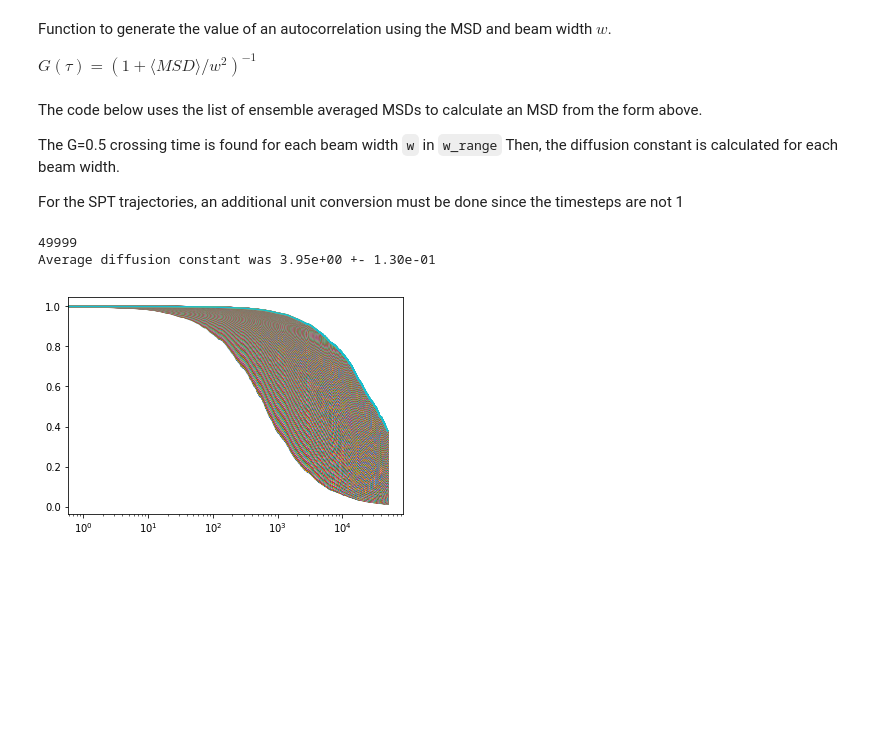
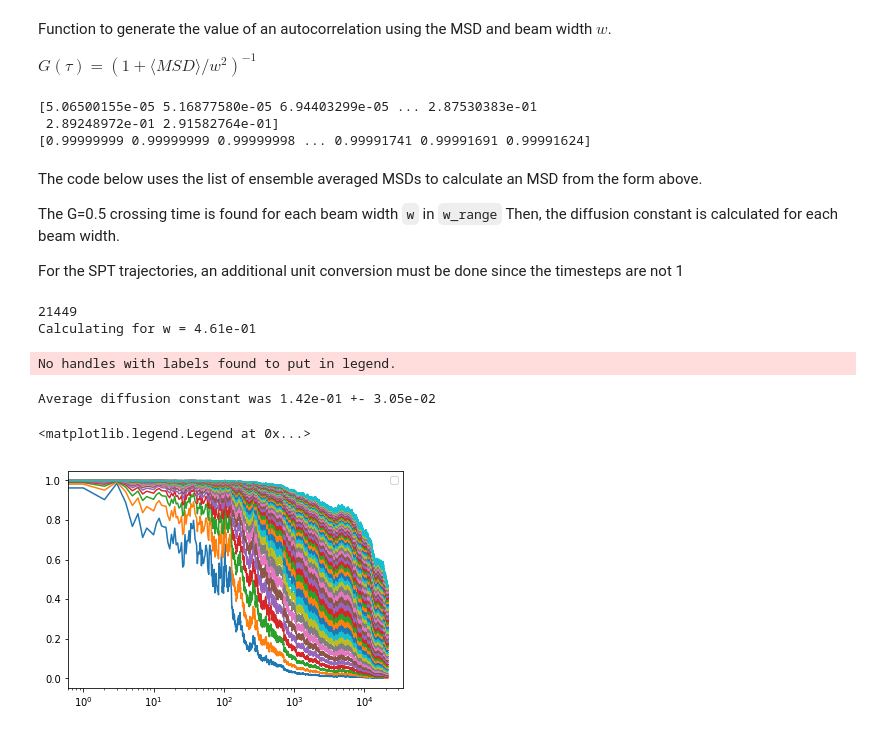
Before and after one commit to jdrusso/virtual-fcs, a Jupyter notebook: MSD Analysis.ipynb, the cells around one changed output. Saved outputs shown, nothing was run; the diff lists cells and outputs as text; code cells hidden in the pictures; blank space fills up the shorter version.

```diff
--- a/MSD Analysis.ipynb
+++ b/MSD Analysis.ipynb
@@ -41,7 +41,7 @@ Imported 25099 timesteps of data. (10 of 10)
 # %%
 import pickle
-# traj = pickle.load(open('/home/jd/phd/virtual_fcs/D15.pkl', 'rb'))
-traj = pickle.load(open('/home/jd/phd/virtual_fcs/D4.pkl', 'rb'))
+traj = pickle.load(open('/home/jrusso/D152.pkl', 'rb'))
+# traj = pickle.load(open('/home/jd/phd/virtual_fcs/D4.pkl', 'rb'))
 pxs = traj.xyz[:,:,0].T
 pys = traj.xyz[:,:,1].T
 # %%
@@ -173,12 +173,15 @@ def calc_msd(t, D):
 # %%
 phase = LO
 
-# traj = np.mean(MSDs[phase], axis=0)
-traj = p_avg
+traj = np.mean(MSDs[phase], axis=0)[0:6000]
+std = np.std(MSDs[phase], axis=0)[0:6000]
+# traj = p_avg[:50000]
 
 
 _t = np.arange(1E-8, len(traj))
 _r = traj
 
-popt, pcov = curve_fit(calc_msd, _t, _r, p0=(1))
+popt, pcov = curve_fit(calc_msd, _t, _r, p0=(1), sigma=std, absolute_sigma=True)
 perr = np.sqrt(np.diag(pcov))
+
+print(perr)
@@ -200,11 +211,11 @@ D = 3.893e+00 +/- 3.350e-04
 Ds = []
 errs = []
 
-# for traj in MSDs[phase]:
-for traj in pMSDs:
+for traj in MSDs[LO]:
+# for traj in pMSDs:
 
-    _t = np.arange(1E-8, len(traj))
-    _r = traj
+    _t = np.arange(1E-8, len(traj))[:4000]
+    _r = traj[:4000]
 
     popt, pcov = curve_fit(calc_msd, _t, _r, p0=(1))
     perr = np.sqrt(np.diag(pcov))
@@ -216,10 +227,11 @@ for traj in pMSDs:
 
     plt.plot(traj)
 
-# print(Ds)
-# print(errs)
+print(errs)
+D = popt[0]*(1e6/20)
+D_err = D * np.std(Ds) / np.mean(Ds)
 
-print('D = %5.3e +/- %5.3e' % (popt[0], perr[0]))
+print('D = %5.3e +/- %5.3e' % (D, D_err))
 # print('a = %5.3e +/- %5.3e' % (popt[1], perr[1]))
 
 plt.plot(_r)
@@ -325,6 +356,10 @@ def acorr(tau, _MSD, w):
 # %%
 print(Lo_avg)
 print(acorr(1, Lo_avg, 59))
+# %% [output]
+[5.06500155e-05 5.16877580e-05 6.94403299e-05 ... 2.87530383e-01
+ 2.89248972e-01 2.91582764e-01]
+[0.99999999 0.99999999 0.99999998 ... 0.99991741 0.99991691 0.99991624]
 # %% [markdown]
 The code below uses the list of ensemble averaged MSDs to calculate an MSD from the form above.
 
@@ -333,17 +368,17 @@ Then, the diffusion constant is calculated for each beam width.
 
 For the SPT trajectories, an additional unit conversion must be done since the timesteps are not 1
 # %%
-_traj = p_avg
-# _traj = Lo_avg
+# _traj = p_avg
+_traj = Lo_avg
 # _traj = Ld_avg
 
 print(len(_traj))
 ts = np.arange(1,len(_traj))
-w_range = np.linspace(100,700,500) #For MSD
-# w_range = np.linspace(.05,.5,50) # For Lo
+# w_range = np.linspace(100,700,500) #For MSD
+w_range = np.linspace(.02,.5,50) # For Lo
 
-time_scaling = 1 # for MSD
-# time_scaling = 1./5. # for Lo ???
+# time_scaling = 1 # for MSD
+time_scaling = (1e6/20) # for Lo/Ld
 
 plt.xscale('log')
 
@@ -374,36 +409,39 @@ for w in w_range:
     for x in range(len(acorrs)):
         if acorrs[x] < 0.5:
 #             print("Crossing at tau = %d" % x)
 #             print("Previous: {}, Current: {}".format(acorrs[x-1], acorrs[x]))
             crossing = x
             break
 
 
     calced_D = w**2 / (4. * crossing) * time_scaling
 
 #     print("\nCalculated D: %.3e" % calced_D)
 
     calced_Ds.append(calced_D)
 
 # print(calced_Ds)
 avgD = np.mean(calced_Ds)
 errD = np.std(calced_Ds)
 print("Average diffusion constant was %.2e +- %.2e" % (avgD, errD))
 
 
 # plt.plot(w_range, calced_Ds)
 
 # plt.plot(w_range, [avgD]*len(w_range), label="D = {:.2e}".format(avgD))
 # plt.plot(w_range, [avgD + errD]*len(w_range), 'r--')
 # plt.plot(w_range, [avgD - errD]*len(w_range), 'r--')
 
 # plt.xlabel('w')
 # plt.ylabel('D')
 plt.legend()
 # %% [output]
-49999
-Average diffusion constant was 3.95e+00 +- 1.30e-01
+21449
+Calculating for w = 4.61e-01
+No handles with labels found to put in legend.
+Average diffusion constant was 1.42e-01 +- 3.05e-02
+<matplotlib.legend.Legend at 0x...>
-[figure, old version]
+[figure, new version]
 # %%
 
 crossing = 0
```
Also changed, not shown: parts of 16 cells of this notebook, 4 other files.
